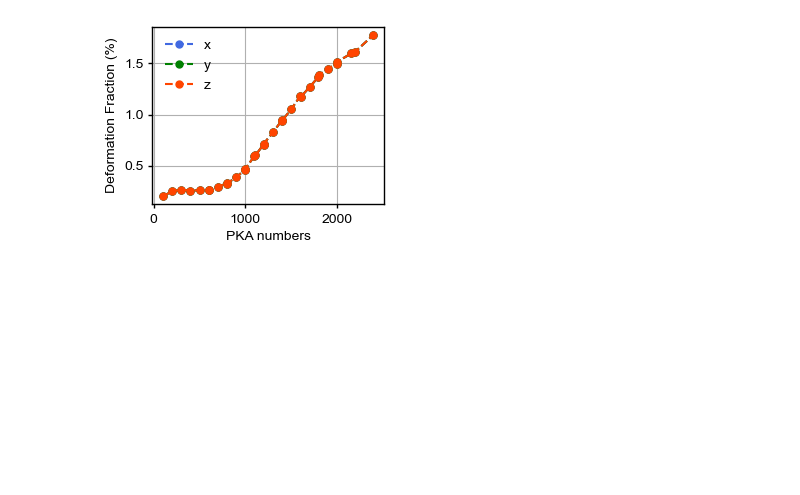
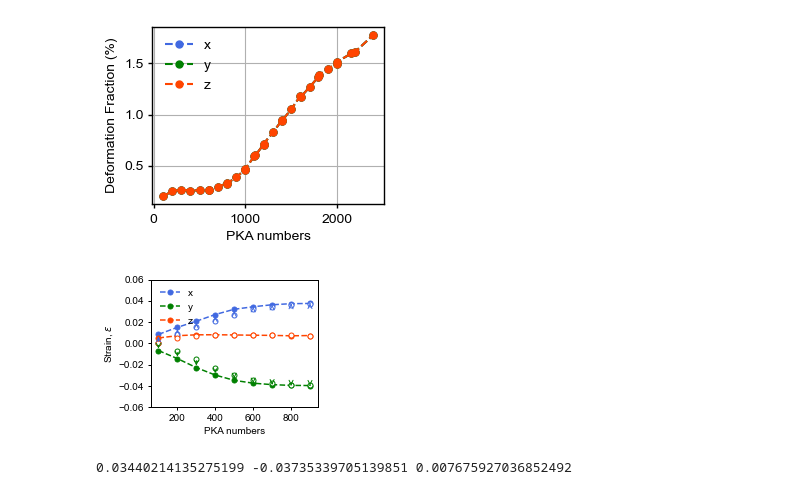
Before and after one commit to HE-RU10/ga2o3, a Jupyter notebook: overlapping_anisotropic_size_change.ipynb, the cells around one changed output. Cells and saved outputs as stored; diff of their text form; code cells hidden in the pictures; blank space fills up the shorter version.

```diff
--- a/overlapping_anisotropic_size_change.ipynb
+++ b/overlapping_anisotropic_size_change.ipynb
@@ -221,3 +293,17 @@ plt.show()
 # %% [output]
 [100, 200, 300, 400, 501, 600, 601, 701, 800, 801, 901, 1000, 1001, 1101, 1111, 1200, 1201, 1304, 1400, 1404, 1504, 1600, 1604, 1704, 1800, 1804, 1904, 2000, 2004, 2160, 2200, 2400]
 [figure]
+# %%
+
+avol0=11.0838
+lx0=97.1442
+ly0=99.03
+lz0=94.349
+
+pka=[i for i in range(100,1000,100)]
+path2='/home/heruhe/Desktop/Ga2o3/cascade/5type_overlapping/cascade_npt/small1500ev_npt_100/npt_log/'
+lx,ly,lz,avol=anisotropic_swelling2(lx0, ly0, lz0, avol0, pka, path2)
+print(lx[5],ly[5],lz[5])
+# %% [output]
+[figure, added]
+0.03440214135275199 -0.03735339705139851 0.007675927036852492
```
Also changed, not shown: parts of 4 cells of this notebook, 2 other files.
